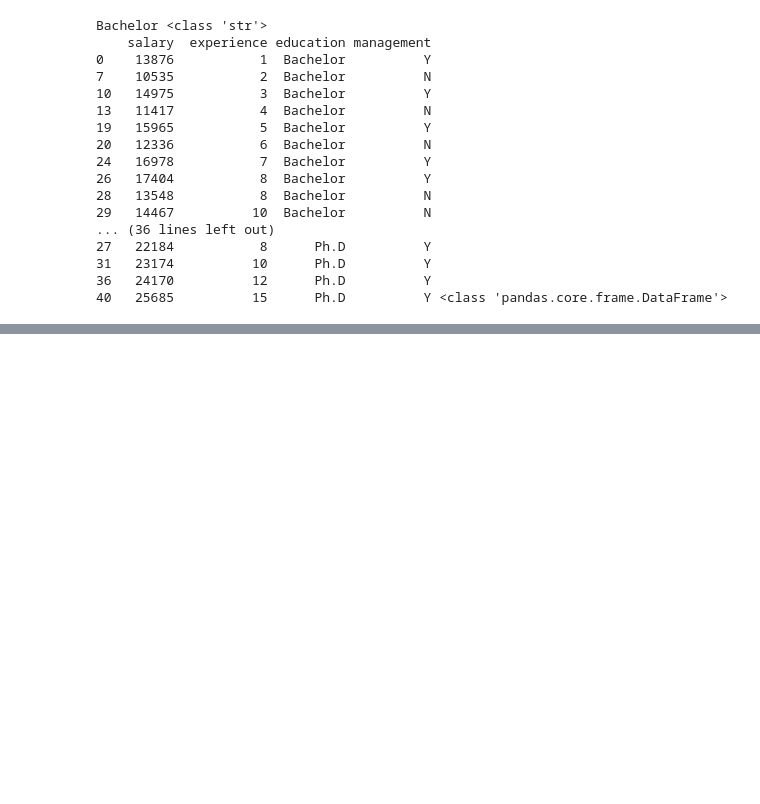
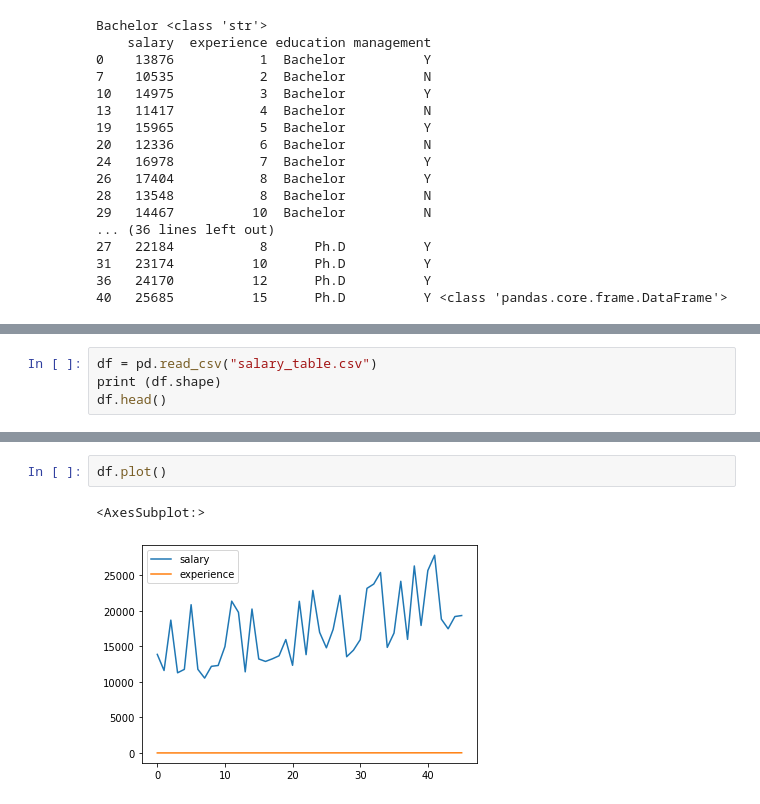
Before and after one commit to toarnabtrainer/AEC_ML_Batch-1, a Jupyter notebook: Pandas.ipynb, the cells around one changed output, grey strips where cells are left out. Cells and saved outputs as stored; diff of their text form; blank space fills up the shorter version.

```diff
--- a/Pandas.ipynb
+++ b/Pandas.ipynb
@@ -1367,0 +1414,4 @@ Bachelor <class 'str'>
+# %%
+df = pd.read_csv("salary_table.csv")
+print (df.shape)
+df.head()
@@ -1367,0 +1426,5 @@ Bachelor <class 'str'>
+# %%
+df.plot()
+# %% [output]
+<AxesSubplot:>
+[figure, added]
```
Also changed, not shown: parts of 15 cells of this notebook.
